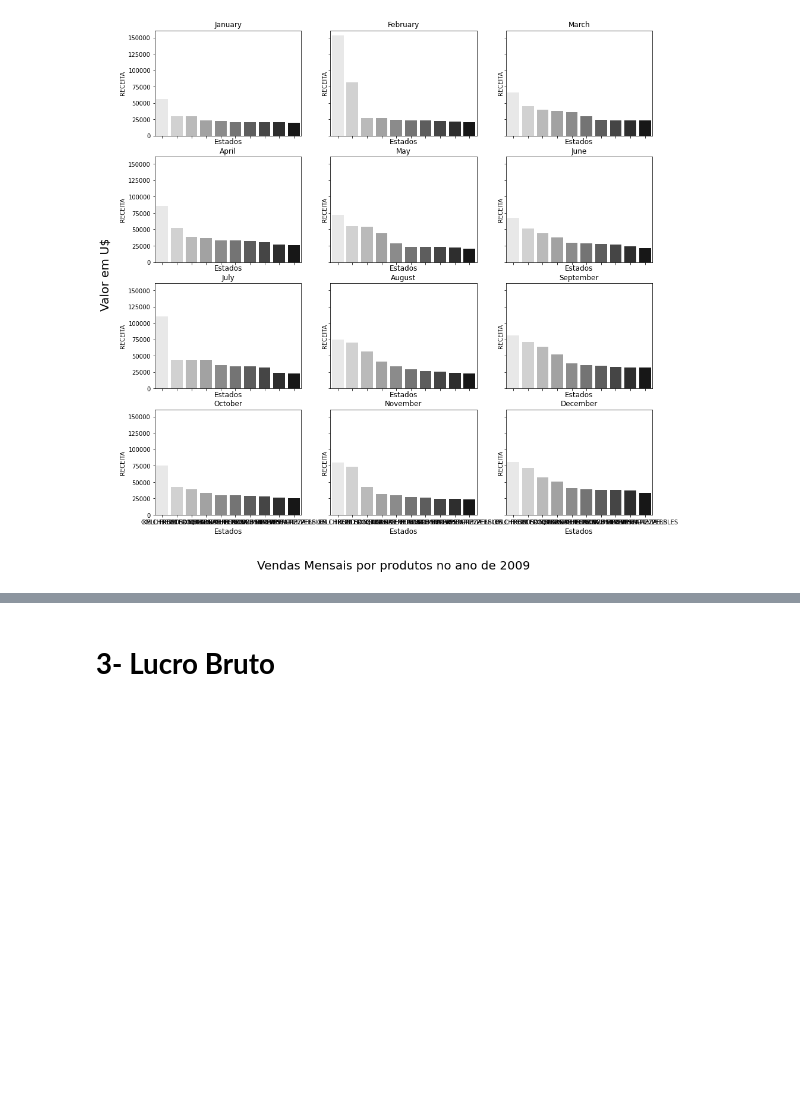
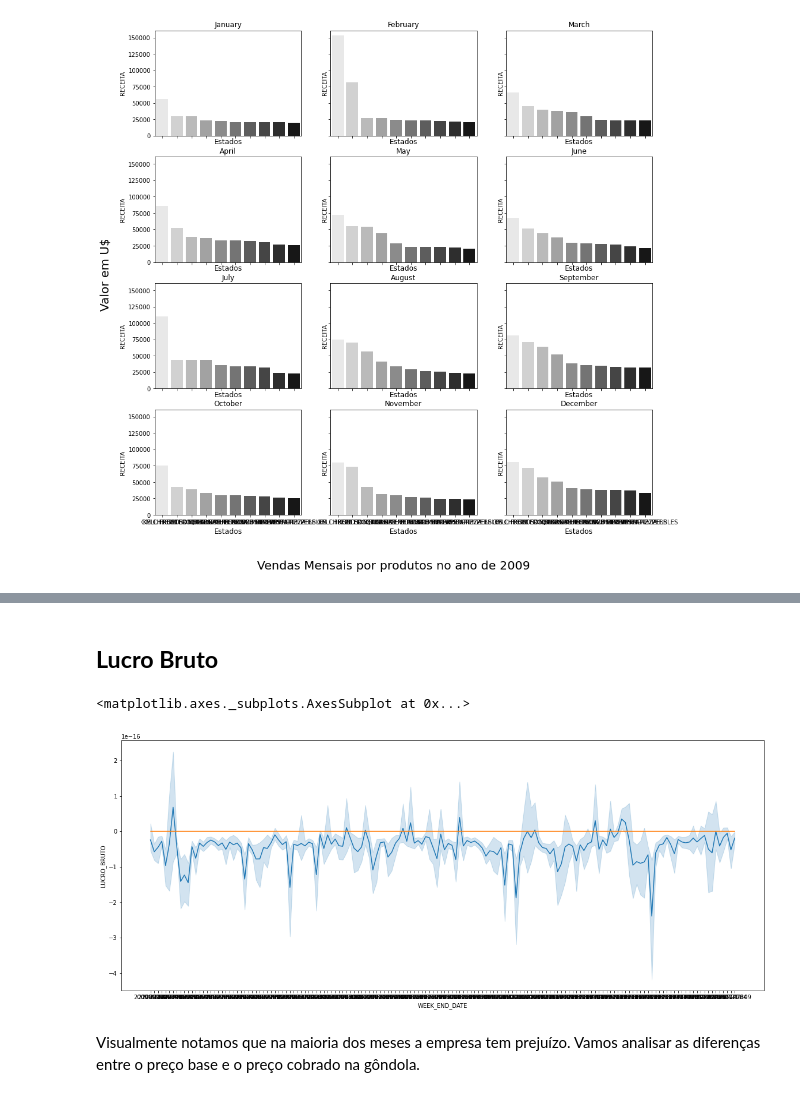
Before and after one commit to SamuelSousaFerreira/Breakfast-at-the-Frat---Time-Series-Analise, a Jupyter notebook: Breakfast_at_the_Frat.ipynb, the cells around one changed output, grey strips where cells are left out. Drawn from its saved outputs; the diff is of its cells as text; code cells hidden in the pictures; blank space fills up the shorter version.

```diff
--- a/Breakfast_at_the_Frat.ipynb
+++ b/Breakfast_at_the_Frat.ipynb
@@ -923,2 +927,2 @@ Text(0.04, 0.5, 'Valor em U$')
 # %% [markdown]
-# **3- Lucro Bruto**
+## **Lucro Bruto**
@@ -927,3 +934,14 @@ tudo_junto_luc= tudo_junto_rec.copy()
 # %%
 tudo_junto_luc['LUCRO_BRUTO'] = tudo_junto_luc.RECEITA - tudo_junto_luc.SPEND
 tudo_junto_luc.to_csv('tudo_junto_lucro+receita.csv')
+# %%
+plt.figure(figsize=(20,8))
+
+sns.lineplot(x='WEEK_END_DATE', y='LUCRO_BRUTO', data=tudo_junto_luc)
+sns.lineplot(x='WEEK_END_DATE', y=0, data=tudo_junto_luc)
+# %% [output]
+<matplotlib.axes._subplots.AxesSubplot at 0x...>
+[figure, added]
+# %% [markdown]
+Visualmente notamos que na maioria dos meses a empresa tem prejuízo.
+Vamos analisar as diferenças entre o preço base e o preço cobrado na gôndola.
```
Also changed, not shown: parts of 21 cells of this notebook.
